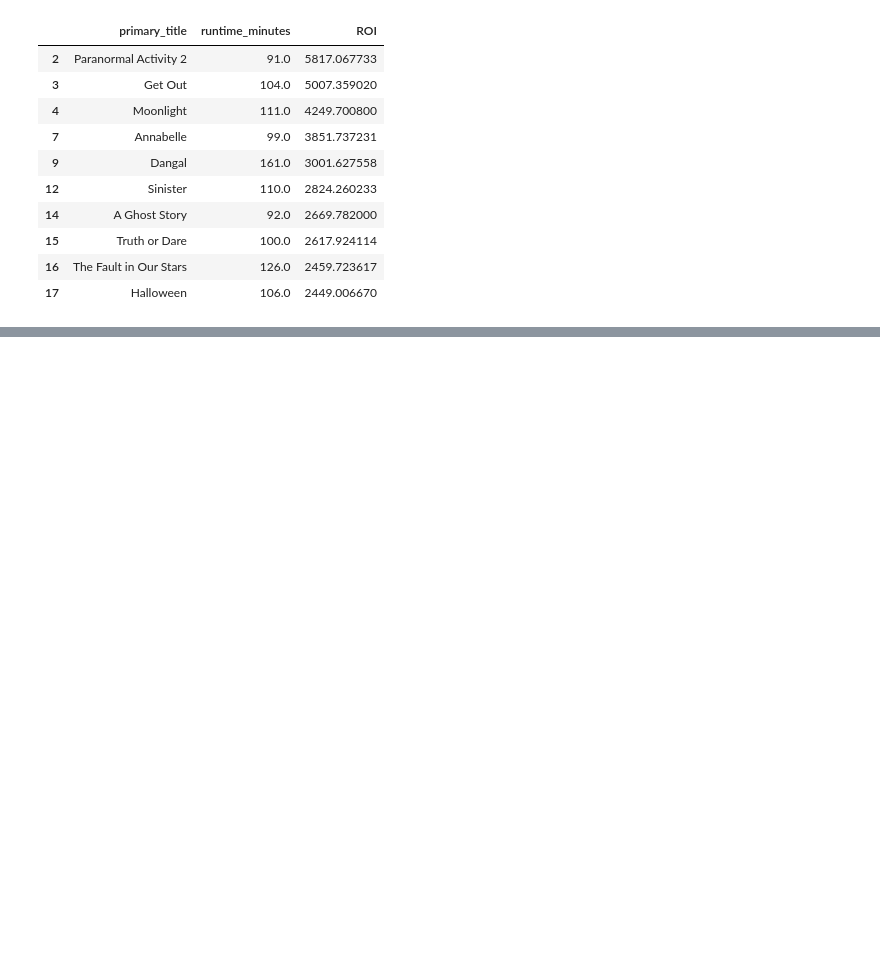
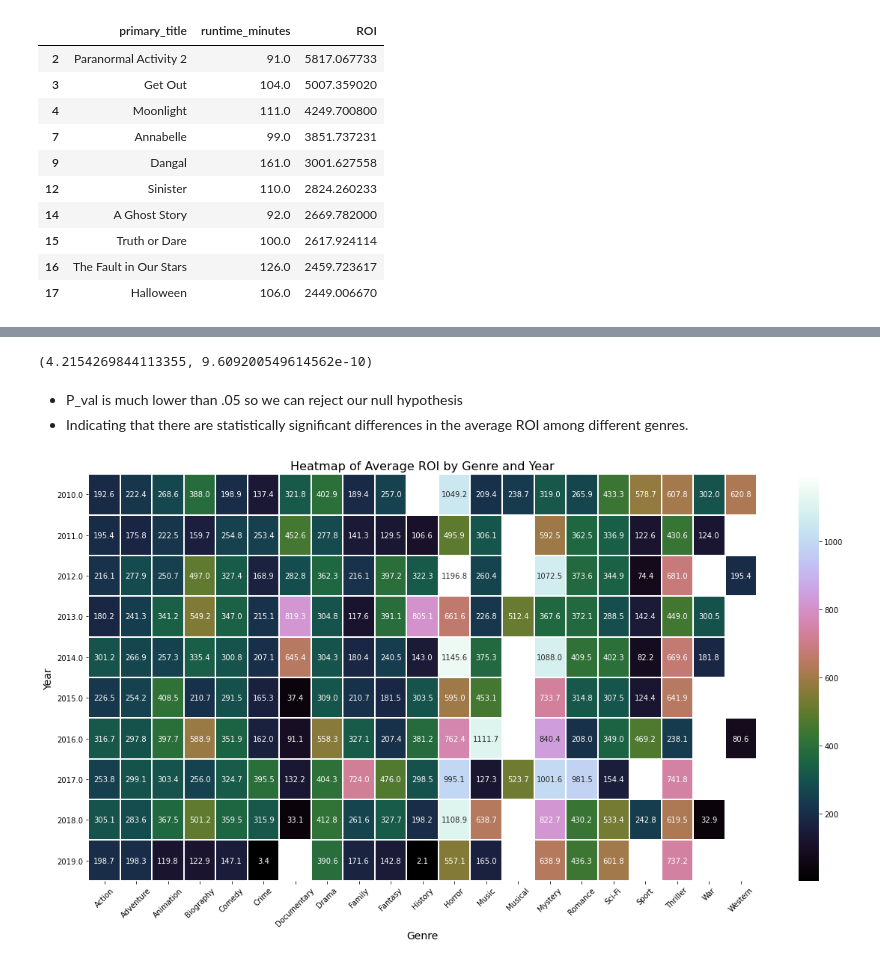
Before and after one commit to pyamin1878/Movie-Project, a Jupyter notebook: Notebooks/student_working_notebook_pat.ipynb, the cells around one changed output, grey strips where cells are left out. Drawn from its saved outputs; the diff is of its cells as text; code cells hidden in the pictures; blank space fills up the shorter version.

```diff
--- a/Notebooks/student_working_notebook_pat.ipynb
+++ b/Notebooks/student_working_notebook_pat.ipynb
@@ -613,0 +646,40 @@ top_roi_films_over_90[['primary_title', 'runtime_minutes', 'ROI']]
+# %%
+cleaned_data['genres'] = cleaned_data['genres'].apply(lambda x: ast.literal_eval(x) if isinstance(x, str) else x)
+
+# Explode the dataframe on the 'genres' column
+df_exploded_genres = cleaned_data.explode('genres')
+
+# Group by 'genres' and calculate the average ROI for each genre
+genre_group = df_exploded_genres.groupby('genres')['ROI']
+
+# We'll use ANOVA if we have more than 3
+f_val, p_val = stats.f_oneway(*[group for name, group in genre_group])
+
+anova_results = (f_val, p_val)
+
+# Let's see the result
+anova_results
+# %% [output]
+(4.2154269844113355, 9.609200549614562e-10)
+# %% [markdown]
+- P_val is much lower than .05 so we can reject our null hypothesis
+- Indicating that there are statistically significant differences in the average ROI among different genres.
+# %%
+df_exploded_genres_2 = df_exploded_genres[(df_exploded_genres['ROI'] < 10000) & (df_exploded_genres['ROI'] > 0)]
+# %%
+import seaborn as sns
+
+# Create a pivot table with years as rows, genres as columns, and average ROI
+roi_pivot = df_exploded_genres_2.pivot_table(index='year', columns='genres', values='ROI', aggfunc='mean')
+
+# Plot the heatmap
+plt.figure(figsize=(20, 10))
+sns.heatmap(roi_pivot, cmap='cubehelix', linecolor='white', linewidth=1, annot=True, fmt=".1f")
+plt.title('Heatmap of Average ROI by Genre and Year', fontsize=16)
+plt.xlabel('Genre', fontsize=14)
+plt.ylabel('Year', fontsize=14)
+plt.xticks(rotation=45)
+plt.yticks(rotation=0)
+plt.show()
+# %% [output]
+[figure, added]
```
Also changed, not shown: parts of 5 cells of this notebook.
